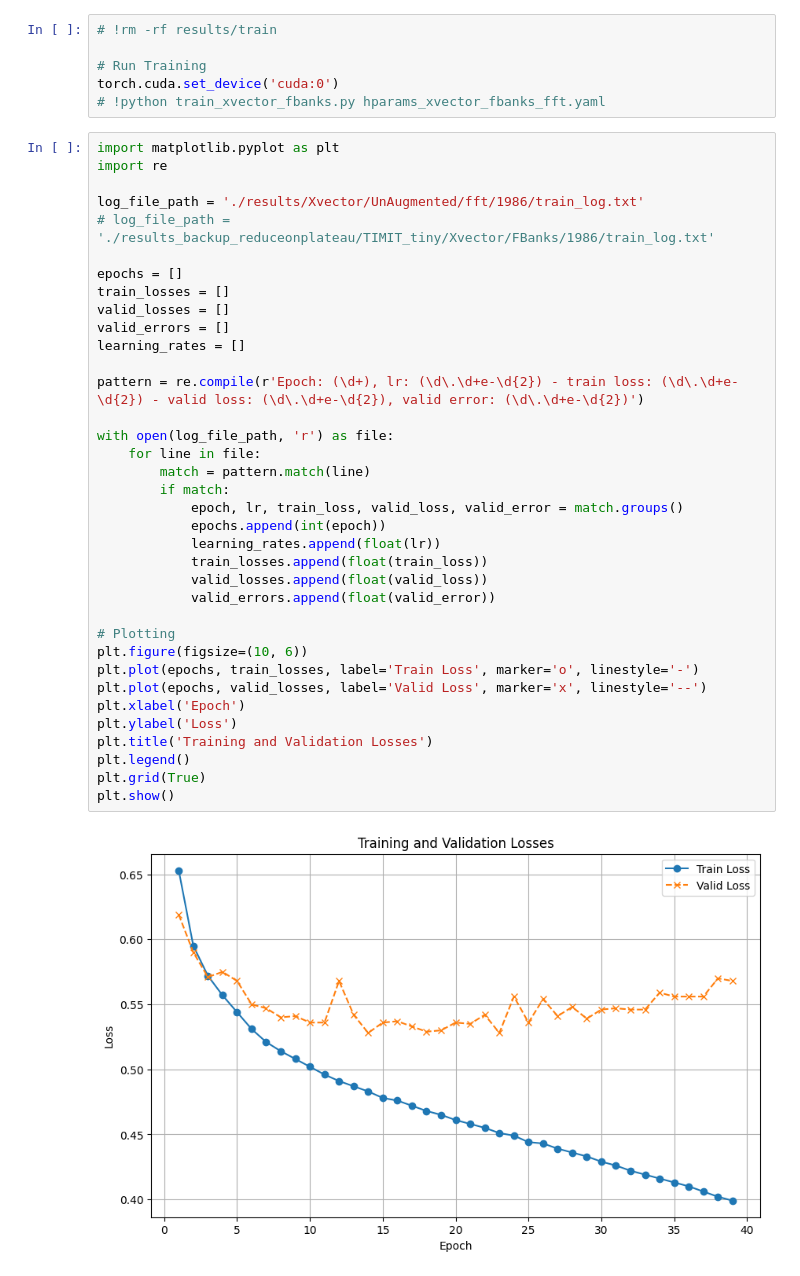
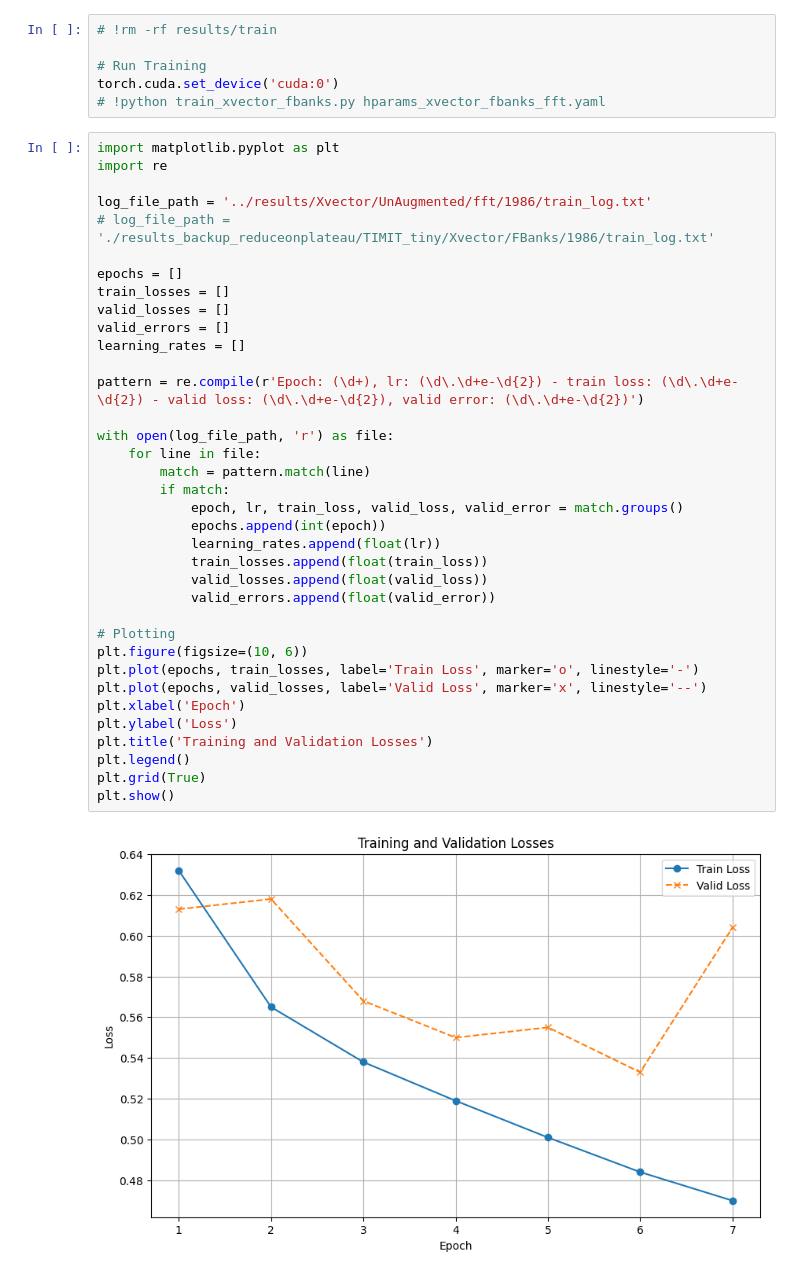
Before and after one commit to SupradeepDanturti/ConvAIProject, a Jupyter notebook: xvector/SpeakerCounterXvextor.ipynb, the cells around one changed output. Drawn from its saved outputs; the diff is of its cells as text.

Commit message:
self supervised xvector
and xvector unsupervised results

```diff
--- a/xvector/SpeakerCounterXvextor.ipynb
+++ b/xvector/SpeakerCounterXvextor.ipynb
@@ -543,37 +543,37 @@ torch.cuda.set_device('cuda:0')
 import matplotlib.pyplot as plt
 import re
 
-log_file_path = './results/Xvector/UnAugmented/fft/1986/train_log.txt'
+log_file_path = '../results/Xvector/UnAugmented/fft/1986/train_log.txt'
 # log_file_path = './results_backup_reduceonplateau/TIMIT_tiny/Xvector/FBanks/1986/train_log.txt'
 
 epochs = []
 train_losses = []
 valid_losses = []
 valid_errors = []
 learning_rates = []
 
 pattern = re.compile(r'Epoch: (\d+), lr: (\d\.\d+e-\d{2}) - train loss: (\d\.\d+e-\d{2}) - valid loss: (\d\.\d+e-\d{2}), valid error: (\d\.\d+e-\d{2})')
 
 with open(log_file_path, 'r') as file:
     for line in file:
         match = pattern.match(line)
         if match:
             epoch, lr, train_loss, valid_loss, valid_error = match.groups()
             epochs.append(int(epoch))
             learning_rates.append(float(lr))
             train_losses.append(float(train_loss))
             valid_losses.append(float(valid_loss))
             valid_errors.append(float(valid_error))
 
 # Plotting
 plt.figure(figsize=(10, 6))
 plt.plot(epochs, train_losses, label='Train Loss', marker='o', linestyle='-')
 plt.plot(epochs, valid_losses, label='Valid Loss', marker='x', linestyle='--')
 plt.xlabel('Epoch')
 plt.ylabel('Loss')
 plt.title('Training and Validation Losses')
 plt.legend()
 plt.grid(True)
 plt.show()
 # %% [output]
-[figure, old version]
+[figure, new version]
```
Also changed, not shown: parts of 1 cell of this notebook, 25 other files.
